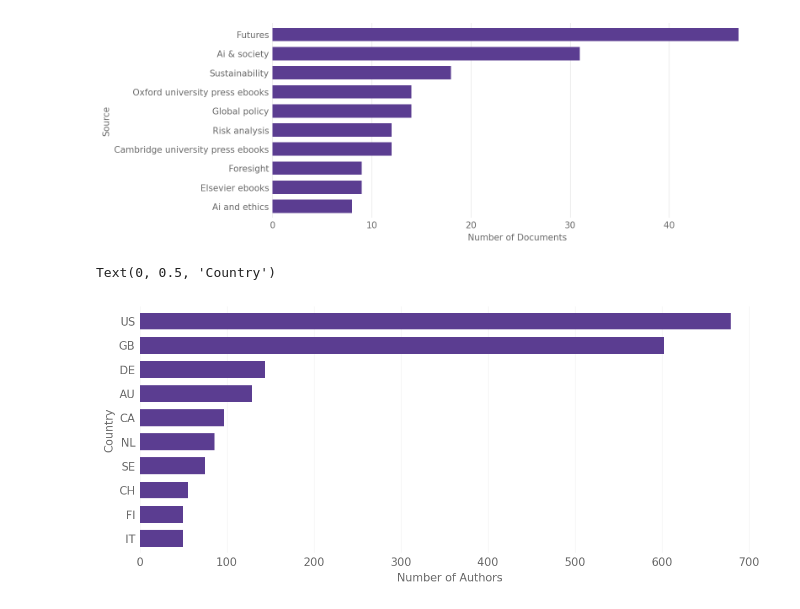
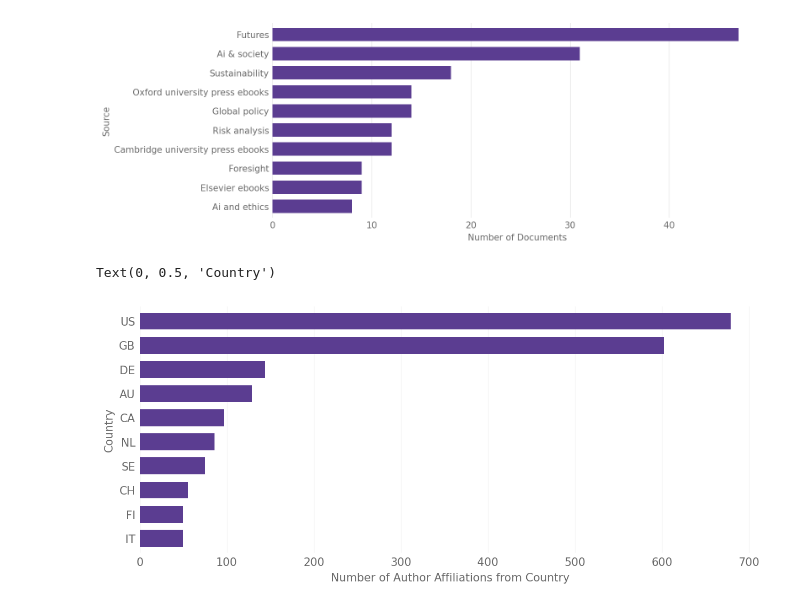
Before and after one commit to florianjehn/bibliometrics, a Jupyter notebook: scripts/overall_visualizations.ipynb, the cells around one changed output. Saved outputs shown, nothing was run; the diff lists cells and outputs as text; code cells hidden in the pictures.

Commit message:
Finished the meta data plots

```diff
--- a/scripts/overall_visualizations.ipynb
+++ b/scripts/overall_visualizations.ipynb
@@ -220,12 +221,12 @@ Text(0.5, 0, 'Number of Documents')
 # %%
 # Look at the main countries for the whole dataset
 countries = remerged_data["authorships.countries"].str.split("|").explode().value_counts()
 # Remove the empty countries
 countries = countries.drop("")
 countries.head(10).sort_values().plot(kind="barh", color=main_color, width=0.7)
 plt.gca().yaxis.grid(False)
-plt.xlabel("Number of Authors")
+plt.xlabel("Number of Author Affiliations from Country")
 plt.ylabel("Country")
 # %% [output]
 Text(0, 0.5, 'Country')
-[figure, old version]
+[figure, new version]
```
Also changed, not shown: parts of 3 cells of this notebook, 4 other files.
